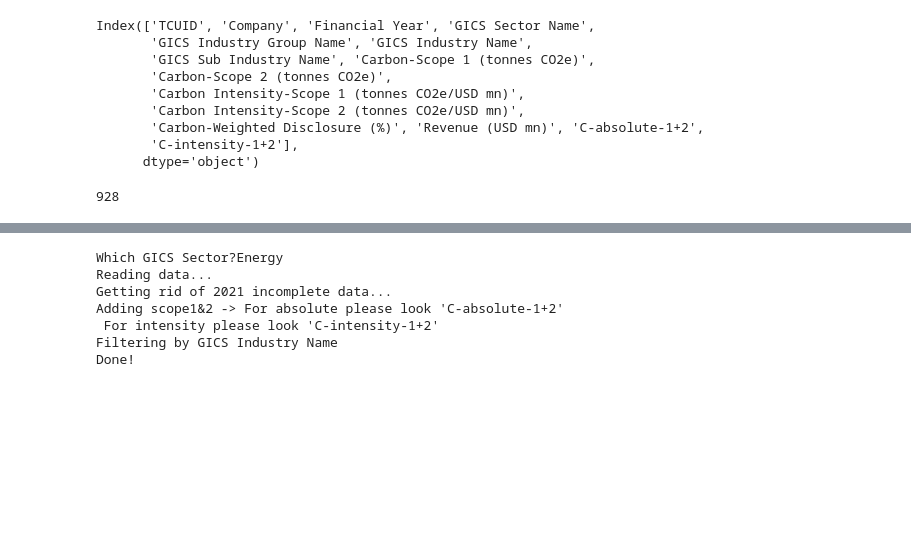
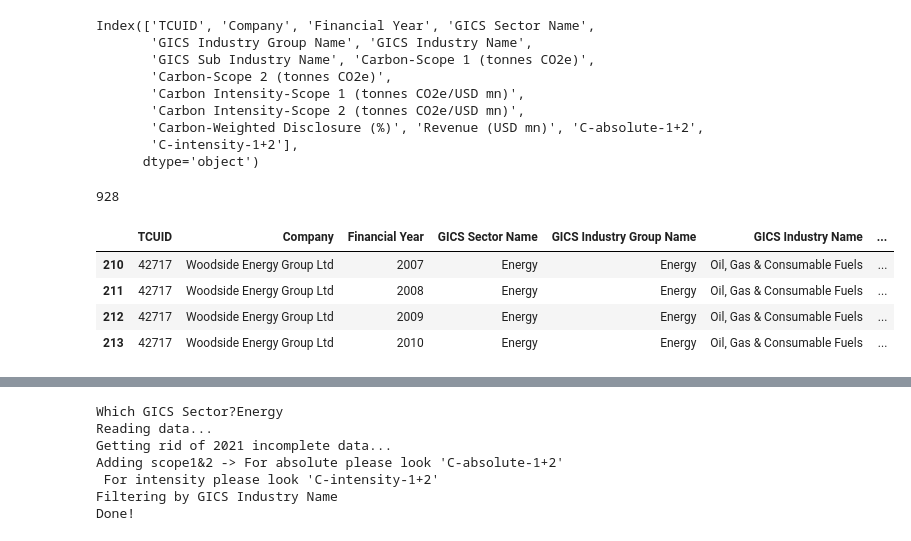
Before and after one commit to leocmcheung/carbon-forecast, a Jupyter notebook: notebooks/leo-D3.ipynb, the cells around one changed output, grey strips where cells are left out. Drawn from its saved outputs; the diff is of its cells as text; code cells hidden in the pictures; blank space fills up the shorter version.

```diff
--- a/notebooks/leo-D3.ipynb
+++ b/notebooks/leo-D3.ipynb
@@ -55,6 +71,14 @@ to_drop = ['GICS Sector Name',
        'Carbon Intensity-Scope 1 (tonnes CO2e/USD mn)',
        'Carbon Intensity-Scope 2 (tonnes CO2e/USD mn)',
        'Carbon-Weighted Disclosure (%)', 'Revenue (USD mn)', 'C-intensity-1+2']
+# %%
+df.head(4)
+# %% [output]
+|  | TCUID | Company | Financial Year | GICS Sector Name | GICS Industry Group Name | GICS Industry Name | ... |
+| 210 | 42717 | Woodside Energy Group Ltd | 2007 | Energy | Energy | Oil, Gas & Consumable Fuels | ... |
+| 211 | 42717 | Woodside Energy Group Ltd | 2008 | Energy | Energy | Oil, Gas & Consumable Fuels | ... |
+| 212 | 42717 | Woodside Energy Group Ltd | 2009 | Energy | Energy | Oil, Gas & Consumable Fuels | ... |
+| 213 | 42717 | Woodside Energy Group Ltd | 2010 | Energy | Energy | Oil, Gas & Consumable Fuels | ... |
 # %%
 df.drop(columns=to_drop, inplace=True)
 # %%
```
Also changed, not shown: parts of 9 cells of this notebook, 1 other file.
